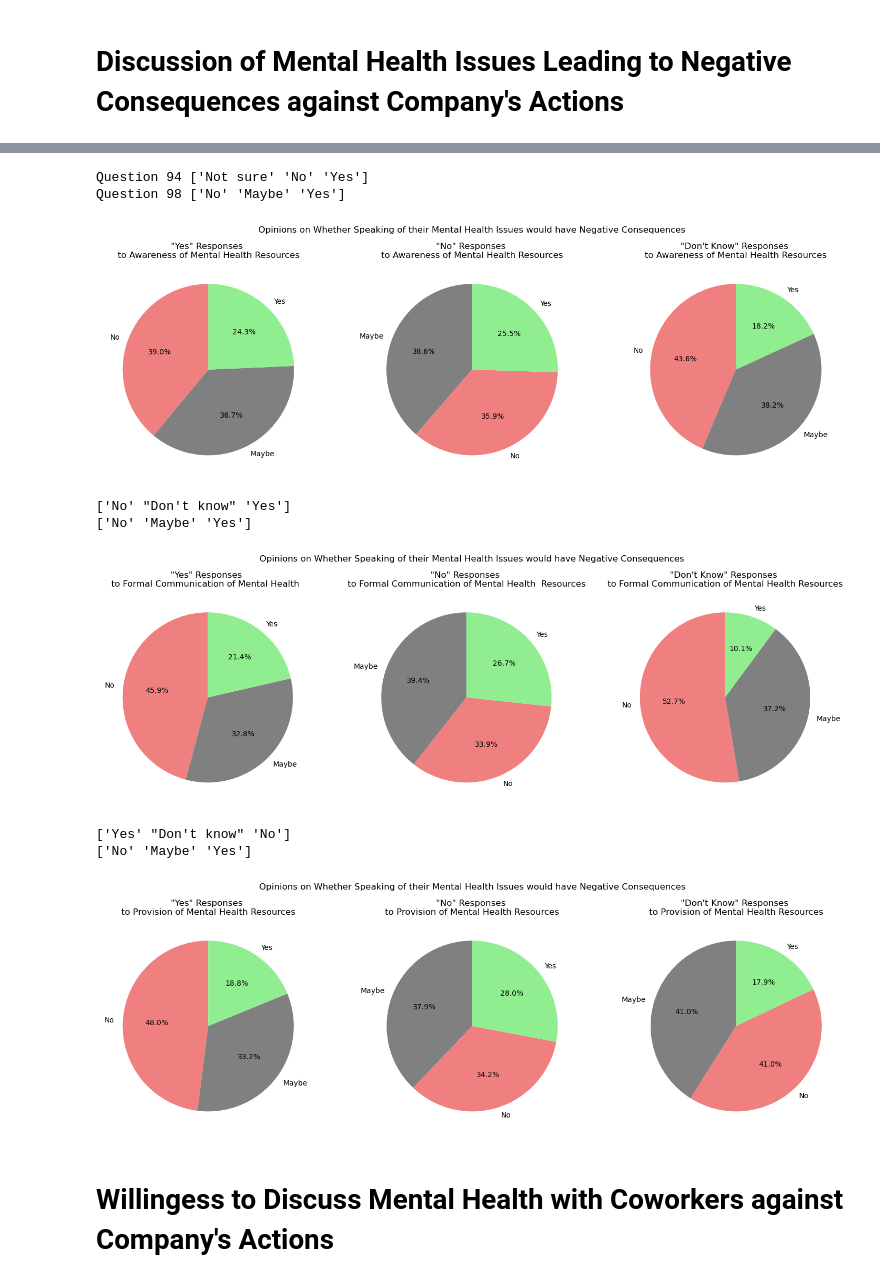
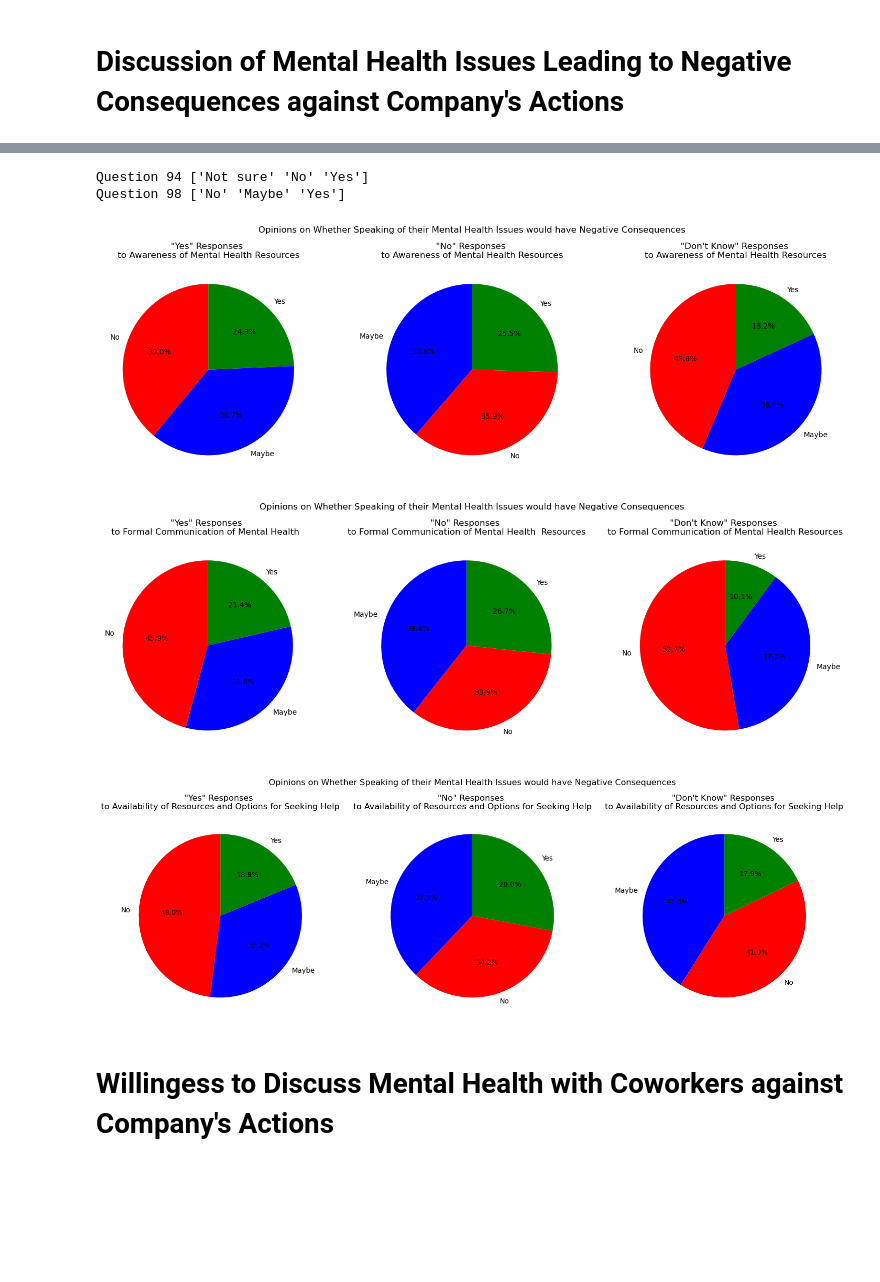
Before and after one commit to Itsamesamir/COMP0031, a Jupyter notebook: mentalHealth/Sachi - Company Actions/Sachi.ipynb, the cells around one changed output, grey strips where cells are left out. Cells and saved outputs as stored; diff of their text form; code cells hidden in the pictures; blank space fills up the shorter version.

Commit message:
new graphs

```diff
--- a/mentalHealth/Sachi - Company Actions/Sachi.ipynb
+++ b/mentalHealth/Sachi - Company Actions/Sachi.ipynb
@@ -195,6 +195,9 @@ df.plot(x='Questions',
         stacked=False,
         title='Overview of Company\'s Actions',  color=['red', 'green', 'grey'])
 plt.show()
+
+plt.rcParams['savefig.dpi'] = 300
+plt.savefig('overview.png', dpi=300, bbox_inches='tight')
 # %% [output]
                                            Questions    No   Yes  Don't Know
 0  Does your employer provide mental health \nben...   756  1744        1066
@@ -234,7 +237,7 @@ no_responses_q10_q98_y = no_responses_q10_q98['AnswerText_q98'].value_counts(nor
 dknow_responses_q10_q98 = merged_q10_q98[merged_q10_q98['AnswerText_q10'] == 'Don\'t know']
 dknow_responses_q10_q98_y = dknow_responses_q10_q98['AnswerText_q98'].value_counts(normalize=True)
 
-color_mapping= {'Yes': 'lightgreen', 'No': 'lightcoral', 'Maybe': 'grey'}
+color_mapping= {'Yes': 'green', 'No': 'red', 'Maybe': 'blue'}
 
 # Create a figure with subplots
 fig, axes = plt.subplots(1, 3, figsize=(15, 5))
@@ -253,6 +256,9 @@ axes[2].set_title('"Don\'t Know" Responses \nto Provision of Mental Health Benef
 
 fig.suptitle("Opinions on Whether Speaking of their Mental Health Issues would have Negative Consequences\n")
 plt.tight_layout()
+
+plt.rcParams['savefig.dpi'] = 300
+plt.savefig('provision_MRH.png', dpi=300, bbox_inches='tight')
 # %% [output]
 Question 10 ['Yes' "Don't know" 'No']
 Question 98 ['No' 'Maybe' 'Yes']
@@ -289,7 +295,7 @@ no_responses_q94_q98_y = no_responses_q94_q98['AnswerText_q98'].value_counts(nor
 dknow_responses_q94_q98 = merged_q94_q14_q98[merged_q94_q14_q98['AnswerText_q94'] == 'Not sure']
 dknow_responses_q94_q98_y = dknow_responses_q94_q98['AnswerText_q98'].value_counts(normalize=True)
 
-color_mapping= {'Yes': 'lightgreen', 'No': 'lightcoral', 'Maybe': 'grey'}
+color_mapping= {'Yes': 'green', 'No': 'red', 'Maybe': 'blue'}
 
 # Create a figure with subplots
 fig, axes = plt.subplots(1, 3, figsize=(15, 5))
@@ -308,10 +314,13 @@ axes[2].set_title('"Don\'t Know" Responses \nto Awareness of Mental Health Resou
 
 fig.suptitle("Opinions on Whether Speaking of their Mental Health Issues would have Negative Consequences\n")
 plt.tight_layout()
+
+plt.rcParams['savefig.dpi'] = 300
+plt.savefig('awareness_MRH.png', dpi=300, bbox_inches='tight')
 # %% [output]
 Question 94 ['Not sure' 'No' 'Yes']
 Question 98 ['No' 'Maybe' 'Yes']
-[figure, old version]
+[figure, new version]
 # %%
 # Question 98 :  Do you think that discussing a mental health issue with your employer would have negative consequences?
 # ---
@@ -346,7 +355,7 @@ no_responses_q95_q98_y = no_responses_q95_q98['AnswerText_q98'].value_counts(nor
 dknow_responses_q95_q98 = merged_q95_q15_q98[merged_q95_q15_q98['AnswerText_q95'] == 'Don\'t know']
 dknow_responses_q95_q98_y = dknow_responses_q95_q98['AnswerText_q98'].value_counts(normalize=True)
 
-color_mapping= {'Yes': 'lightgreen', 'No': 'lightcoral', 'Maybe': 'grey'}
+color_mapping= {'Yes': 'green', 'No': 'red', 'Maybe': 'blue'}
 
 # Create a figure with subplots
 fig, axes = plt.subplots(1, 3, figsize=(15, 5))
@@ -365,10 +374,11 @@ axes[2].set_title('"Don\'t Know" Responses \nto Formal Communication of Mental H
 
 fig.suptitle("Opinions on Whether Speaking of their Mental Health Issues would have Negative Consequences\n")
 plt.tight_layout()
+
+plt.rcParams['savefig.dpi'] = 300
+plt.savefig('formalcomm_MRH.png', dpi=300, bbox_inches='tight')
 # %% [output]
-['No' "Don't know" 'Yes']
-['No' 'Maybe' 'Yes']
-[figure, old version]
+[figure, new version]
 # %%
 # Question 98 :  Do you think that discussing a mental health issue with your employer would have negative consequences?
 # ---
@@ -395,37 +405,38 @@ merged_q96_q16_q98 = merged_q96_q16_q98.dropna(subset=['AnswerText_q98'])
 # merged_q96_q16_q98.value_counts()
 
 yes_responses_q96_q98 = merged_q96_q16_q98[merged_q96_q16_q98['AnswerText_q96'] == 'Yes']
 yes_responses_q96_q98_y = yes_responses_q96_q98['AnswerText_q98'].value_counts(normalize=True)
 
 no_responses_q96_q98 = merged_q96_q16_q98[merged_q96_q16_q98['AnswerText_q96'] == 'No']
 no_responses_q96_q98_y = no_responses_q96_q98['AnswerText_q98'].value_counts(normalize=True)
 
 dknow_responses_q96_q98 = merged_q96_q16_q98[merged_q96_q16_q98['AnswerText_q96'] == 'Don\'t know']
 dknow_responses_q96_q98_y = dknow_responses_q96_q98['AnswerText_q98'].value_counts(normalize=True)
 
-color_mapping= {'Yes': 'lightgreen', 'No': 'lightcoral', 'Maybe': 'grey'}
+color_mapping= {'Yes': 'green', 'No': 'red', 'Maybe': 'blue'}
 
 # Create a figure with subplots
 fig, axes = plt.subplots(1, 3, figsize=(15, 5))
 
 # Plot the first pie chart for AnswerText_y
 axes[0].pie(yes_responses_q96_q98_y, labels=yes_responses_q96_q98_y.index, autopct='%1.1f%%', startangle=90, colors=yes_responses_q96_q98_y.index.map(color_mapping))
 axes[0].set_title('"Yes" Responses \nto Availability of Resources and Options for Seeking Help')
 
 # Plot the second pie chart for AnswerText_z
 axes[1].pie(no_responses_q96_q98_y, labels=no_responses_q95_q98_y.index, autopct='%1.1f%%', startangle=90, colors=no_responses_q96_q98_y.index.map(color_mapping))
 axes[1].set_title('"No" Responses \nto Availability of Resources and Options for Seeking Help')
 
 # Plot the first pie chart for AnswerText_y
 axes[2].pie(dknow_responses_q96_q98_y, labels=dknow_responses_q96_q98_y.index, autopct='%1.1f%%', startangle=90, colors=dknow_responses_q96_q98_y.index.map(color_mapping))
 axes[2].set_title('"Don\'t Know" Responses \nto Availability of Resources and Options for Seeking Help')
 
 fig.suptitle("Opinions on Whether Speaking of their Mental Health Issues would have Negative Consequences\n")
 plt.tight_layout()
+
+plt.rcParams['savefig.dpi'] = 300
+plt.savefig('availability_MRH.png', dpi=300, bbox_inches='tight')
 # %% [output]
-['Yes' "Don't know" 'No']
-['No' 'Maybe' 'Yes']
-[figure, old version]
+[figure, new version]
 # %% [markdown]
 # Willingess to Discuss Mental Health with Coworkers against Company's Actions
 # %%
```
Also changed, not shown: parts of 1 cell of this notebook, 11 other files.
